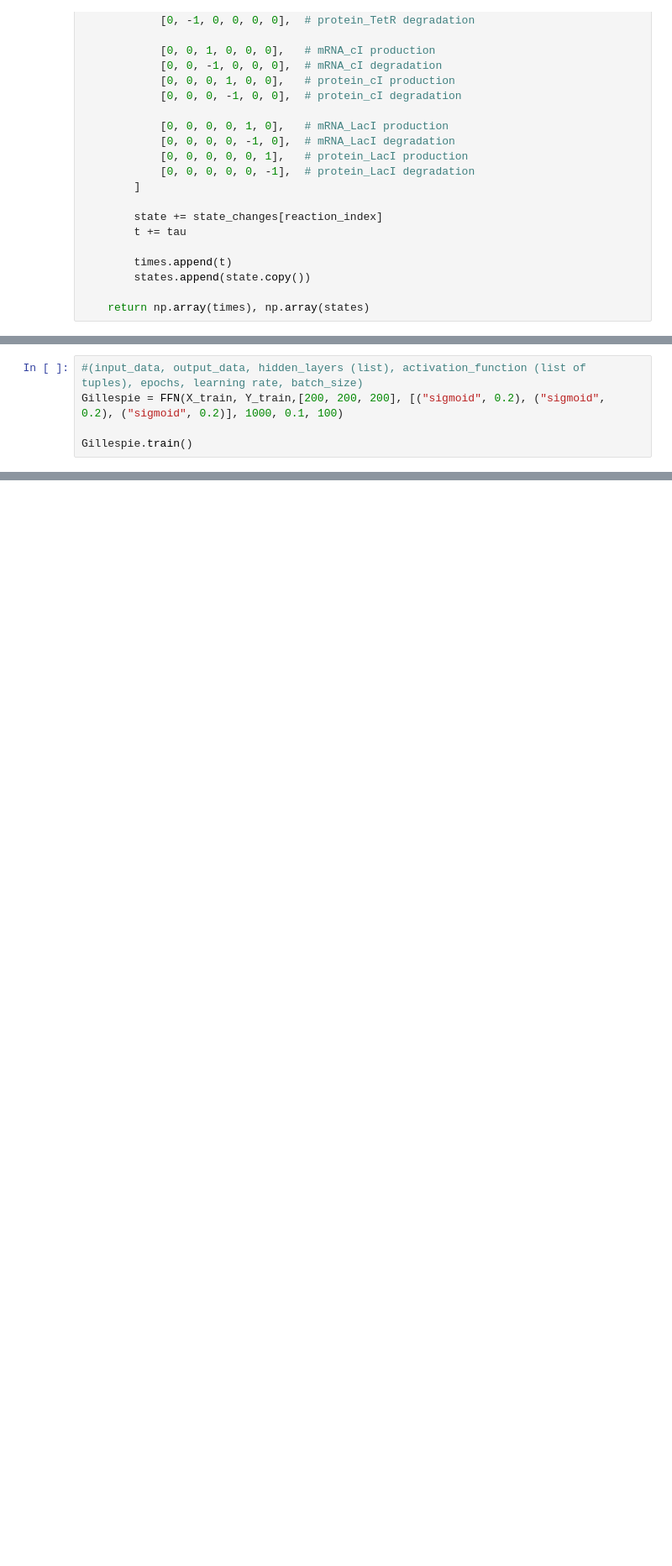
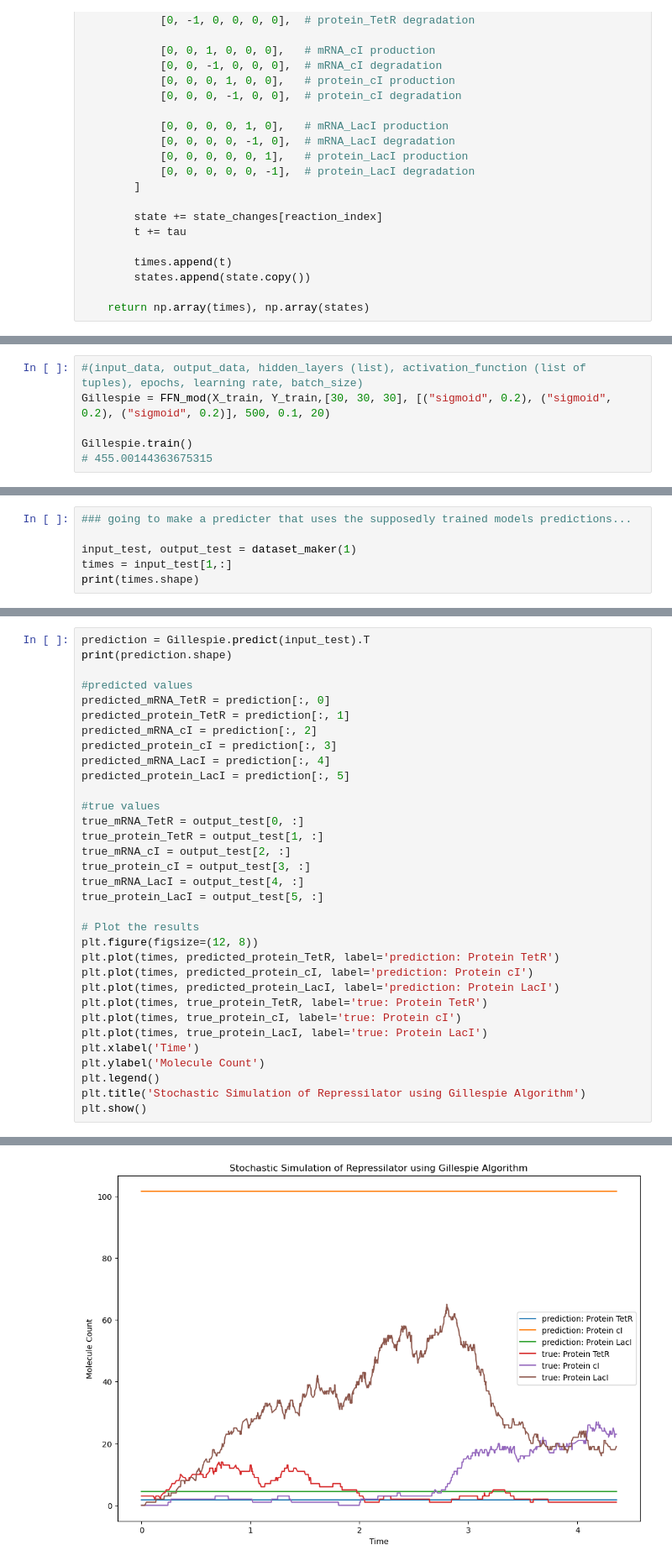
Before and after one commit to Alex-Drysdale/Jupyter_Notebook_work, a Jupyter notebook: Machine Learning/Gillespie_prediction_with_FFN_class.ipynb, the cells around one changed output, grey strips where cells are left out. Shown at 84% size. Cells and saved outputs as stored; diff of their text form; blank space fills up the shorter version.

```diff
--- a/Machine Learning/Gillespie_prediction_with_FFN_class.ipynb
+++ b/Machine Learning/Gillespie_prediction_with_FFN_class.ipynb
@@ -274,7 +580,8 @@ Y_train shape(6, 5000) Y_train shape (6, 5000)
 X_train (6, 5000) Y_train (6, 5000)
 # %%
 #(input_data, output_data, hidden_layers (list), activation_function (list of tuples), epochs, learning rate, batch_size)
-Gillespie = FFN(X_train, Y_train,[200, 200, 200], [("sigmoid", 0.2), ("sigmoid", 0.2), ("sigmoid", 0.2)], 1000, 0.1, 100)
+Gillespie = FFN_mod(X_train, Y_train,[30, 30, 30], [("sigmoid", 0.2), ("sigmoid", 0.2), ("sigmoid", 0.2)], 500, 0.1, 20)
 
 Gillespie.train()
+# 455.00144363675315
 # %% [output]
@@ -287,0 +594,6 @@ KeyboardInterrupt:
+# %%
+### going to make a predicter that uses the supposedly trained models predictions...
+
+input_test, output_test = dataset_maker(1)
+times = input_test[1,:]
+print(times.shape)
@@ -287,0 +602,34 @@ KeyboardInterrupt:
+# %%
+prediction = Gillespie.predict(input_test).T
+print(prediction.shape)
+
+#predicted values
+predicted_mRNA_TetR = prediction[:, 0]
+predicted_protein_TetR = prediction[:, 1]
+predicted_mRNA_cI = prediction[:, 2]
+predicted_protein_cI = prediction[:, 3]
+predicted_mRNA_LacI = prediction[:, 4]
+predicted_protein_LacI = prediction[:, 5]
+
+#true values
+true_mRNA_TetR = output_test[0, :]
+true_protein_TetR = output_test[1, :]
+true_mRNA_cI = output_test[2, :]
+true_protein_cI = output_test[3, :]
+true_mRNA_LacI = output_test[4, :]
+true_protein_LacI = output_test[5, :]
+
+# Plot the results
+plt.figure(figsize=(12, 8))
+plt.plot(times, predicted_protein_TetR, label='prediction: Protein TetR')
+plt.plot(times, predicted_protein_cI, label='prediction: Protein cI')
+plt.plot(times, predicted_protein_LacI, label='prediction: Protein LacI')
+plt.plot(times, true_protein_TetR, label='true: Protein TetR')
+plt.plot(times, true_protein_cI, label='true: Protein cI')
+plt.plot(times, true_protein_LacI, label='true: Protein LacI')
+plt.xlabel('Time')
+plt.ylabel('Molecule Count')
+plt.legend()
+plt.title('Stochastic Simulation of Repressilator using Gillespie Algorithm')
+plt.show()
+# %% [output]
@@ -287,0 +637 @@ KeyboardInterrupt:
+[figure, added]
```
Also changed, not shown: parts of 11 cells of this notebook, 2 other files.
